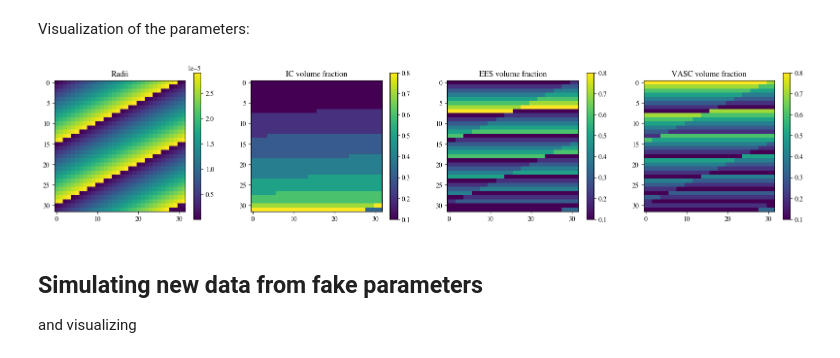
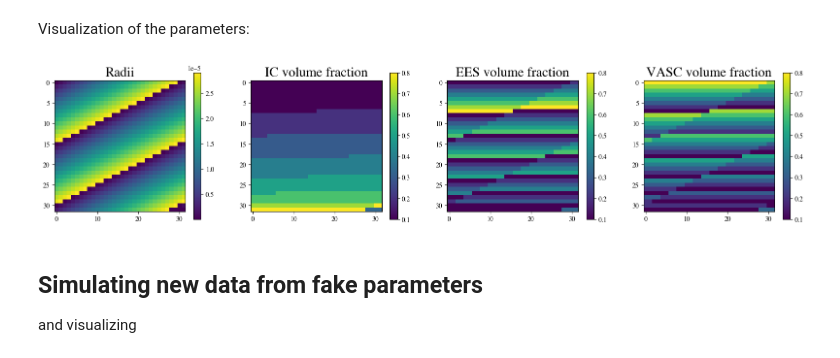
Before and after one commit to theavage/Master-project, a Jupyter notebook: DMIPY/simulate_data.ipynb, the cells around one changed output. Drawn from its saved outputs; the diff is of its cells as text; code cells hidden in the pictures.

```diff
--- a/DMIPY/simulate_data.ipynb
+++ b/DMIPY/simulate_data.ipynb
@@ -100,27 +100,27 @@ Visualization of the parameters:
 # %%
 import matplotlib.pyplot as plt
 import matplotlib.patches as patches
 from numpy import isin
 %matplotlib inline
 
 plt.rcParams["font.family"] = "times"
 plt.rcParams["figure.dpi"] = 100
 plt.rcParams['savefig.dpi'] = 300
 plt.rcParams['font.size'] = 10
 
 fig, ax = plt.subplots(1,4,figsize=(20,20))
 names = ['Radii','IC volume fraction','EES volume fraction', 'VASC volume fraction']
 
 image = ax[0].imshow(parameter_vector[:,:,0])
 fig.colorbar(image,ax=ax[0],shrink=0.2)
-ax[0].set_title(names[0])
+ax[0].set_title(names[0],fontsize = 20)
 
 for i in [1,2,3]:
     image = ax[i].imshow(parameter_vector[:,:,i+3])
     fig.colorbar(image,ax=ax[i],shrink=0.2)
-    ax[i].set_title(names[i])
+    ax[i].set_title(names[i],fontsize=20)
 # %% [output]
-[figure, old version]
+[figure, new version]
 # %% [markdown]
 ## Simulating new data from fake parameters
 and visualizing
```
Also changed, not shown: parts of 1 cell of this notebook, 16 other files.
